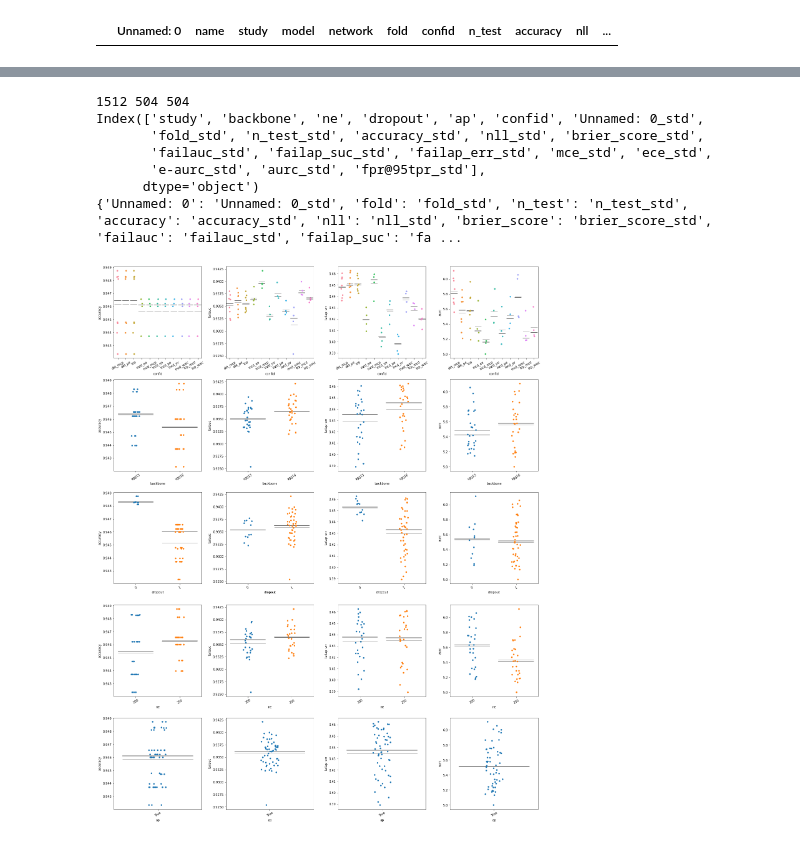
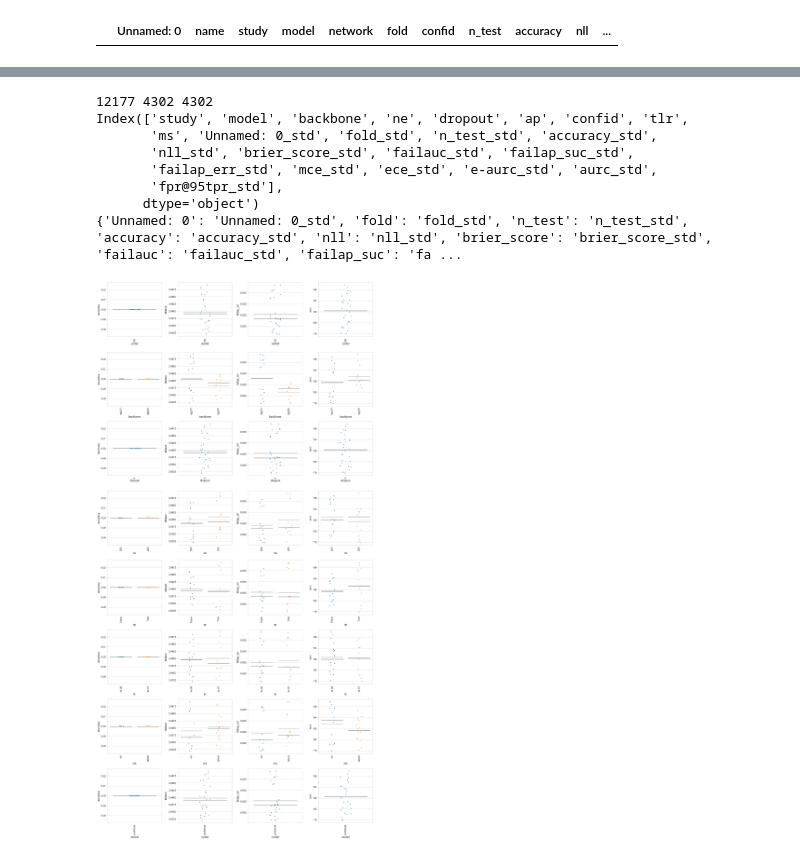
Before and after one commit to IML-DKFZ/fd-shifts, a Jupyter notebook: notebooks/tcp_decision_sweep.ipynb, the cells around one changed output, grey strips where cells are left out. Drawn from its saved outputs; the diff is of its cells as text; code cells hidden in the pictures.

Commit message:
dg_sweep_final

```diff
--- a/notebooks/tcp_decision_sweep.ipynb
+++ b/notebooks/tcp_decision_sweep.ipynb
@@ -5,6 +5,9 @@ import seaborn as sns
 # %%
 in_path = "/Users/Paul/research/files/analysis/tcp_decision_sweep.csv"
 df = pd.read_csv(in_path)
+in_devr_path = "/Users/Paul/research/files/analysis/devries_sweep_fix.csv"
+df_dfr = pd.read_csv(in_devr_path)
+df = pd.concat([df, df_dfr])
 # %%
 
 len(df)
@@ -82,49 +85,61 @@ df["run"] = df.apply(lambda row: row["name"].split("run")[1].split("_")[0] if "r
 # df["reflect"] = df.apply(lambda row: False if ("noreflect" in row["name"] or row["backbone"]=="vgg") else True, axis=1)
 df["ne"] = df.apply(lambda row: row["name"].split("_ne")[1].split("_")[0], axis=1)
 df["ap"] = df.apply(lambda row: False if "apFalse" in row["name"] else True, axis=1)
+df["tlr"] = df.apply(lambda row: row["name"].split("tlr")[0].split("_")[-1]  if ("06tlr" in row["name"] or "07tlr" in row["name"])  else 0, axis=1)
+df["ms"] = df.apply(lambda row: row["name"].split("ms")[0].split("_")[-1]  if ("latestms" in row["name"] or "errms" in row["name"])  else 0, axis=1)
 
 
 # df["ms"] = df.apply(lambda row: False if "msFalse" in row["name"] else True, axis=1)
 # df.backbone.tolist()
 # %%
 import numpy as np
-dfg = df.groupby(by=["study", "backbone", "ne", "dropout", "ap", "confid"]).mean().reset_index()
-dfg_std = df.groupby(by=["study", "backbone", "ne", "dropout", "ap", "confid"]).std().reset_index()
-rename_dict = {k:"{}_std".format(k) for k in dfg.columns if k not in ["study", "backbone", "ne", "dropout", "ap", "confid"] }
+dfg = df.groupby(by=["study", "model", "backbone", "ne", "dropout", "ap", "confid", "tlr", "ms"]).mean().reset_index()
+dfg_std = df.groupby(by=["study", "model", "backbone", "ne", "dropout", "ap", "confid", "tlr", "ms"]).std().reset_index()
+rename_dict = {k:"{}_std".format(k) for k in dfg.columns if k not in ["study", "model", "backbone", "ne", "dropout", "ap", "confid", "tlr", "ms"] }
 dfg_std = dfg_std.rename(columns=rename_dict)
 print(len(df), len(dfg), len(dfg_std))
 print(dfg_std.columns)
 print(rename_dict)
 # %% [output]
-1512 504 504
-Index(['study', 'backbone', 'ne', 'dropout', 'ap', 'confid', 'Unnamed: 0_std',
-       'fold_std', 'n_test_std', 'accuracy_std', 'nll_std', 'brier_score_std',
-       'failauc_std', 'failap_suc_std', 'failap_err_std', 'mce_std', 'ece_std',
-       'e-aurc_std', 'aurc_std', 'fpr@95tpr_std'],
+12177 4302 4302
+Index(['study', 'model', 'backbone', 'ne', 'dropout', 'ap', 'confid', 'tlr',
+       'ms', 'Unnamed: 0_std', 'fold_std', 'n_test_std', 'accuracy_std',
+       'nll_std', 'brier_score_std', 'failauc_std', 'failap_suc_std',
+       'failap_err_std', 'mce_std', 'ece_std', 'e-aurc_std', 'aurc_std',
+       'fpr@95tpr_std'],
       dtype='object')
 {'Unnamed: 0': 'Unnamed: 0_std', 'fold': 'fold_std', 'n_test': 'n_test_std', 'accuracy': 'accuracy_std', 'nll': 'nll_std', 'brier_score': 'brier_score_std', 'failauc': 'failauc_std', 'failap_suc': 'fa ...
 # %%
-study= "iid_study"
+study= "new_class_study_tinyimagenet_resize_original_mode"
 data =  dfg[(dfg.study == study)]
 data_std =  dfg_std[(dfg_std.study == study)]
 # data =  df[(df.study == "new_class_study_tinyimagenet_resize_original_mode")]
 #data =  df[(df.study == "iid_study")  & (df.backbone == "vgg16") ]
 # %%
-plot_data = data
-dims = ["confid", "backbone", "dropout", "ne", "ap"]
+
+
+plot_data = data[ (data.confid=="tcp") &  (data.dropout=="0") ]# & (data["ne"].str.contains("250")) & (data["ap"]==False)]
+scale = 5
+sns.set_style("whitegrid")
+sns.set_context("paper", font_scale=scale * 0.3)
+dims = ["confid", "backbone", "dropout", "ne", "ap", "tlr", "ms", "model"]
 metrics = ["accuracy", "failauc", "failap_err", "aurc"]
-scale = 5
+
 f, axs = plt.subplots(nrows=len(dims), ncols=len(metrics), figsize=(len(metrics)*scale, len(dims)*scale))
 for xix, dim in enumerate(dims):
     for yix, metric in enumerate(metrics):
         y = metric
-        sns.stripplot(ax=axs[xix, yix], x=dim, y=metric, data=plot_data)
-        sns.boxplot(ax=axs[xix, yix], x=dim, y=metric, data=data, saturation=0, showbox=False, showcaps=False, showfliers=False, whiskerprops=whiskerprops, showmeans=True, meanprops=meanprops, meanline=True)
-        axs[xix, yix].set_xticklabels(axs[xix, yix].get_xticklabels(),rotation=30)
-
+        sns.stripplot(ax=axs[xix, yix], x=dim, y=metric, data=plot_data, s = scale*0.8)
+        sns.boxplot(ax=axs[xix, yix], x=dim, y=metric, data=plot_data, saturation=0, showbox=False, showcaps=False, showfliers=False, whiskerprops=whiskerprops, showmeans=True, meanprops=meanprops, meanline=True)
+        axs[xix, yix].set_xticklabels(axs[xix, yix].get_xticklabels(),rotation=90)
+        if "iid" in study and metric == "aurc":
+            axs[xix, yix].set_ylim(4, 8)
+        if "iid" in study and metric == "failauc":
+            axs[xix, yix].set_ylim(0.90, 0.96)
 plt.tight_layout()
+# plt.savefig("/Users/Paul/research/files/analysis/{}_cifar10.png".format(study))
 # %% [output]
-[figure, old version]
+[figure, new version]
 # %%
 std_columns = [c for c in data_std.columns if "std"in c]
 for s in std_columns:
```
Also changed, not shown: parts of 6 cells of this notebook, 19 other files.
